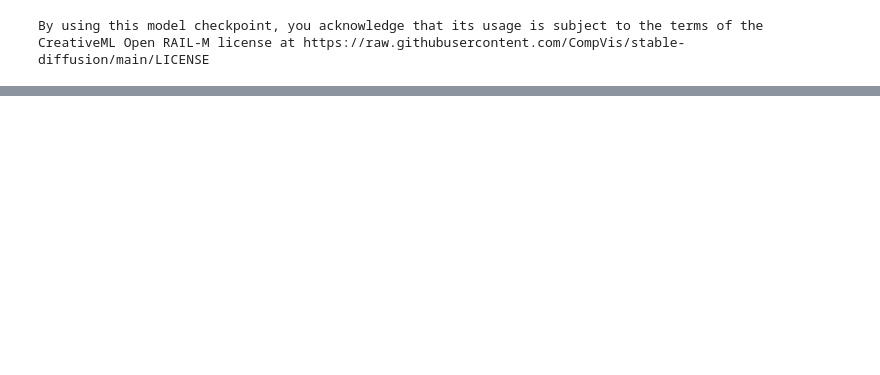
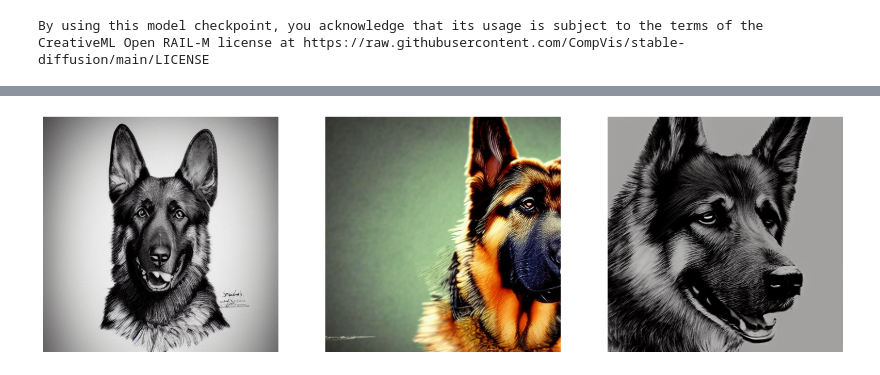
Before and after one commit to jtrawick/tf_setup, a Jupyter notebook: sd_test_v1.ipynb, the cells around one changed output, grey strips where cells are left out. Cells and saved outputs as stored; diff of their text form; code cells hidden in the pictures; blank space fills up the shorter version.

```diff
--- a/sd_test_v1.ipynb
+++ b/sd_test_v1.ipynb
@@ -25,0 +47,9 @@ plot_images(images)
+# %%
+images = model.text_to_image(
+    'german shepherd dog, stylized, with focus on the eyes, '
+    'old timey, high quality, highly detailed, '
+    'concept art, with a dark background, '
+    , batch_size=3
+)
+plot_images(images)
+# %% [output]
@@ -25,0 +57 @@ plot_images(images)
+[figure, added]
```
Also changed, not shown: parts of 5 cells of this notebook.
